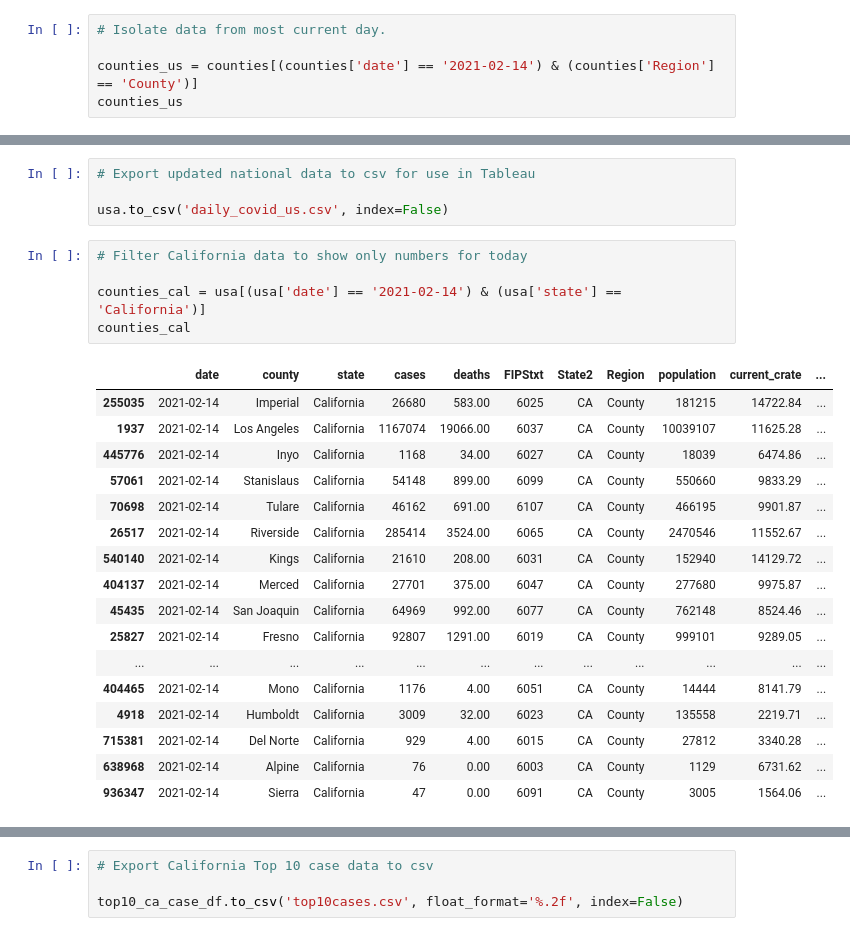
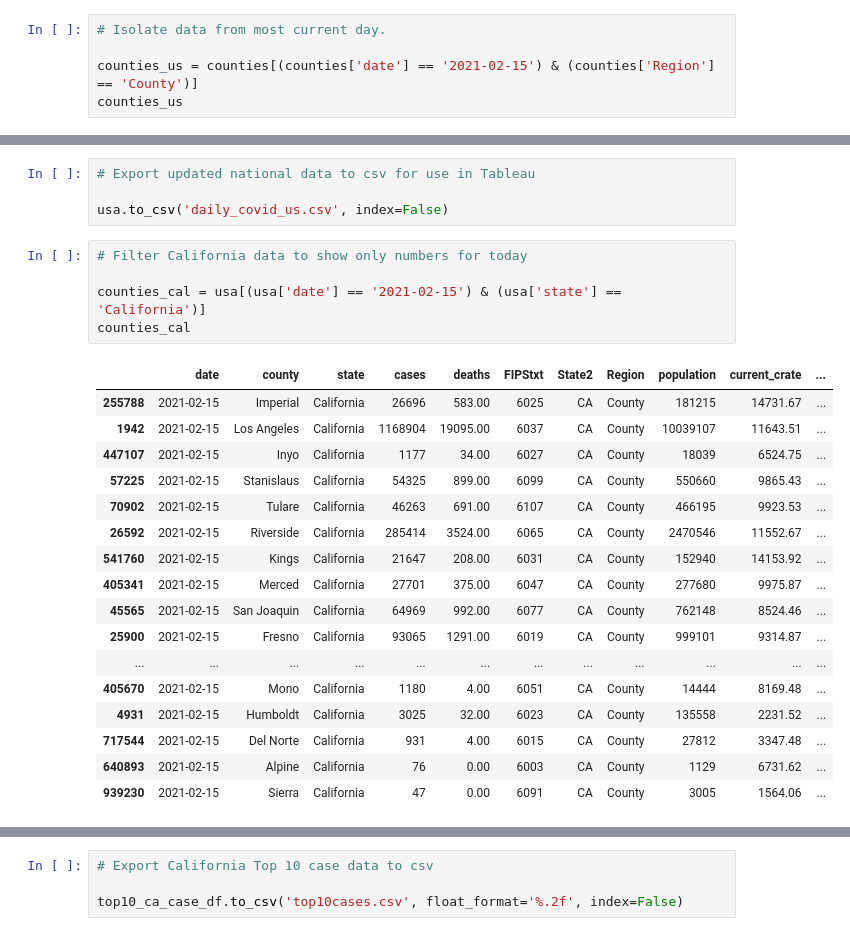
Before and after one commit to menlodoug/covid_crunching, a Jupyter notebook: pandas/COVID_USA.ipynb, the cells around one changed output, grey strips where cells are left out. Drawn from its saved outputs; the diff is of its cells as text.

```diff
--- a/pandas/COVID_USA.ipynb
+++ b/pandas/COVID_USA.ipynb
@@ -94,7 +94,7 @@ counties
 # %%
 # Isolate data from most current day.
 
-counties_us = counties[(counties['date'] == '2021-02-14') & (counties['Region'] == 'County')]
+counties_us = counties[(counties['date'] == '2021-02-15') & (counties['Region'] == 'County')]
 counties_us
 # %% [output]
 |  | date | county | state | cases | deaths | FIPStxt | State2 | Region | population | current_crate | ... |
@@ -247,26 +247,26 @@ usa.to_csv('daily_covid_us.csv', index=False)
 # %%
 # Filter California data to show only numbers for today
 
-counties_cal = usa[(usa['date'] == '2021-02-14') & (usa['state'] == 'California')]
+counties_cal = usa[(usa['date'] == '2021-02-15') & (usa['state'] == 'California')]
 counties_cal
 # %% [output]
 |  | date | county | state | cases | deaths | FIPStxt | State2 | Region | population | current_crate | ... |
-| 255035 | 2021-02-14 | Imperial | California | 26680 | 583.00 | 6025 | CA | County | 181215 | 14722.84 | ... |
-| 1937 | 2021-02-14 | Los Angeles | California | 1167074 | 19066.00 | 6037 | CA | County | 10039107 | 11625.28 | ... |
-| 445776 | 2021-02-14 | Inyo | California | 1168 | 34.00 | 6027 | CA | County | 18039 | 6474.86 | ... |
-| 57061 | 2021-02-14 | Stanislaus | California | 54148 | 899.00 | 6099 | CA | County | 550660 | 9833.29 | ... |
-| 70698 | 2021-02-14 | Tulare | California | 46162 | 691.00 | 6107 | CA | County | 466195 | 9901.87 | ... |
-| 26517 | 2021-02-14 | Riverside | California | 285414 | 3524.00 | 6065 | CA | County | 2470546 | 11552.67 | ... |
-| 540140 | 2021-02-14 | Kings | California | 21610 | 208.00 | 6031 | CA | County | 152940 | 14129.72 | ... |
-| 404137 | 2021-02-14 | Merced | California | 27701 | 375.00 | 6047 | CA | County | 277680 | 9975.87 | ... |
-| 45435 | 2021-02-14 | San Joaquin | California | 64969 | 992.00 | 6077 | CA | County | 762148 | 8524.46 | ... |
-| 25827 | 2021-02-14 | Fresno | California | 92807 | 1291.00 | 6019 | CA | County | 999101 | 9289.05 | ... |
+| 255788 | 2021-02-15 | Imperial | California | 26696 | 583.00 | 6025 | CA | County | 181215 | 14731.67 | ... |
+| 1942 | 2021-02-15 | Los Angeles | California | 1168904 | 19095.00 | 6037 | CA | County | 10039107 | 11643.51 | ... |
+| 447107 | 2021-02-15 | Inyo | California | 1177 | 34.00 | 6027 | CA | County | 18039 | 6524.75 | ... |
+| 57225 | 2021-02-15 | Stanislaus | California | 54325 | 899.00 | 6099 | CA | County | 550660 | 9865.43 | ... |
+| 70902 | 2021-02-15 | Tulare | California | 46263 | 691.00 | 6107 | CA | County | 466195 | 9923.53 | ... |
+| 26592 | 2021-02-15 | Riverside | California | 285414 | 3524.00 | 6065 | CA | County | 2470546 | 11552.67 | ... |
+| 541760 | 2021-02-15 | Kings | California | 21647 | 208.00 | 6031 | CA | County | 152940 | 14153.92 | ... |
+| 405341 | 2021-02-15 | Merced | California | 27701 | 375.00 | 6047 | CA | County | 277680 | 9975.87 | ... |
+| 45565 | 2021-02-15 | San Joaquin | California | 64969 | 992.00 | 6077 | CA | County | 762148 | 8524.46 | ... |
+| 25900 | 2021-02-15 | Fresno | California | 93065 | 1291.00 | 6019 | CA | County | 999101 | 9314.87 | ... |
 | ... | ... | ... | ... | ... | ... | ... | ... | ... | ... | ... | ... |
-| 404465 | 2021-02-14 | Mono | California | 1176 | 4.00 | 6051 | CA | County | 14444 | 8141.79 | ... |
-| 4918 | 2021-02-14 | Humboldt | California | 3009 | 32.00 | 6023 | CA | County | 135558 | 2219.71 | ... |
-| 715381 | 2021-02-14 | Del Norte | California | 929 | 4.00 | 6015 | CA | County | 27812 | 3340.28 | ... |
-| 638968 | 2021-02-14 | Alpine | California | 76 | 0.00 | 6003 | CA | County | 1129 | 6731.62 | ... |
-| 936347 | 2021-02-14 | Sierra | California | 47 | 0.00 | 6091 | CA | County | 3005 | 1564.06 | ... |
+| 405670 | 2021-02-15 | Mono | California | 1180 | 4.00 | 6051 | CA | County | 14444 | 8169.48 | ... |
+| 4931 | 2021-02-15 | Humboldt | California | 3025 | 32.00 | 6023 | CA | County | 135558 | 2231.52 | ... |
+| 717544 | 2021-02-15 | Del Norte | California | 931 | 4.00 | 6015 | CA | County | 27812 | 3347.48 | ... |
+| 640893 | 2021-02-15 | Alpine | California | 76 | 0.00 | 6003 | CA | County | 1129 | 6731.62 | ... |
+| 939230 | 2021-02-15 | Sierra | California | 47 | 0.00 | 6091 | CA | County | 3005 | 1564.06 | ... |
 # %%
 # Show top 10 California counties based on largest current infection rate
 
```
Also changed, not shown: parts of 14 cells of this notebook, 28 other files.
